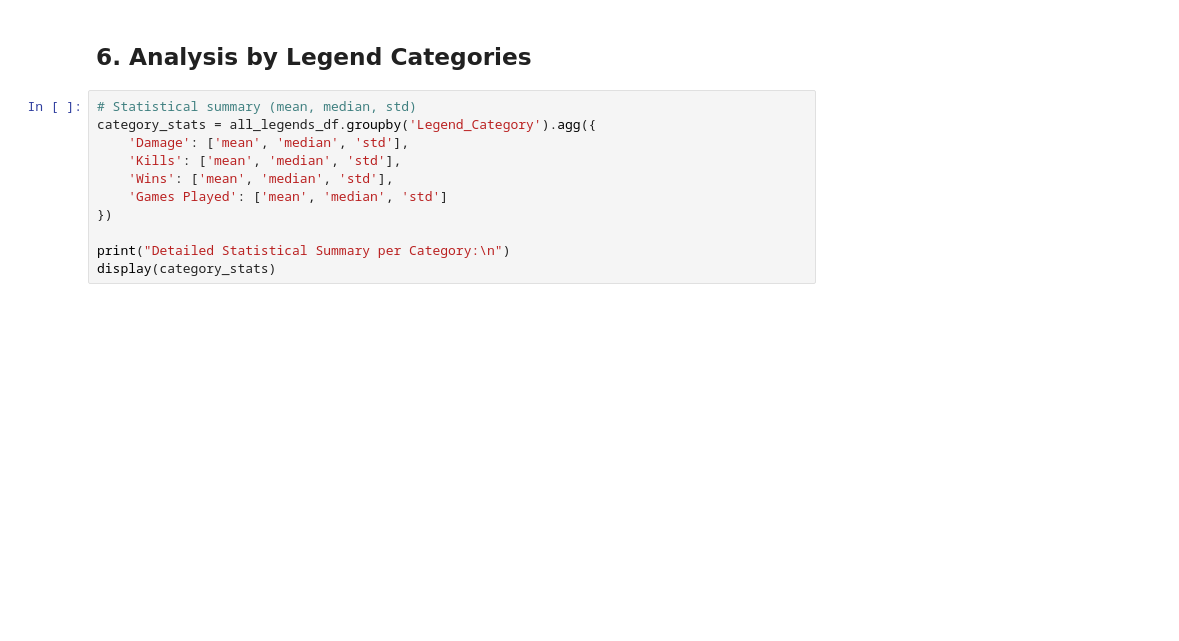
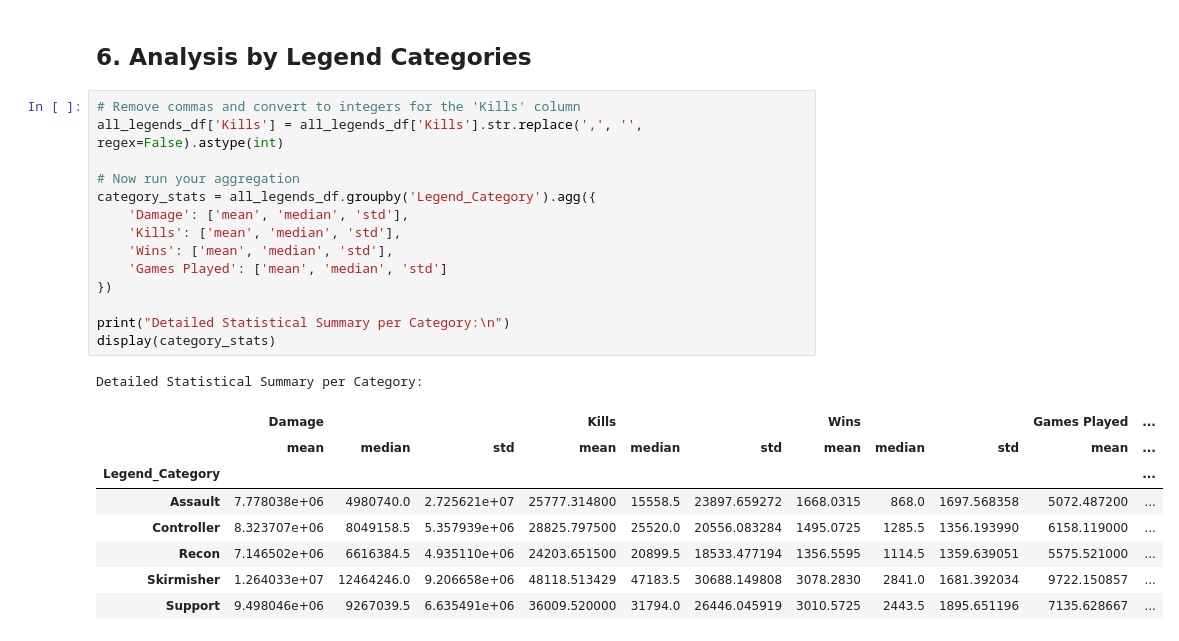
Before and after one commit to AltaafAlly/Apex-Legends-Dataset, a Jupyter notebook: Legend Stats Dataset/Legend_Dataset_Analysis.ipynb, the cells around one changed output. Drawn from its saved outputs; the diff is of its cells as text; blank space fills up the shorter version.

```diff
--- a/Legend Stats Dataset/Legend_Dataset_Analysis.ipynb
+++ b/Legend Stats Dataset/Legend_Dataset_Analysis.ipynb
@@ -203,16 +257,29 @@ plt.show()
 # %% [markdown]
 ## 6. Analysis by Legend Categories
 # %%
-# Statistical summary (mean, median, std)
+# Remove commas and convert to integers for the 'Kills' column
+all_legends_df['Kills'] = all_legends_df['Kills'].str.replace(',', '', regex=False).astype(int)
+
+# Now run your aggregation
 category_stats = all_legends_df.groupby('Legend_Category').agg({
     'Damage': ['mean', 'median', 'std'],
     'Kills': ['mean', 'median', 'std'],
     'Wins': ['mean', 'median', 'std'],
     'Games Played': ['mean', 'median', 'std']
 })
 
 print("Detailed Statistical Summary per Category:\n")
 display(category_stats)
+# %% [output]
+Detailed Statistical Summary per Category:
+|  | Damage |  |  | Kills |  |  | Wins |  |  | Games Played | ... |
+|  | mean | median | std | mean | median | std | mean | median | std | mean | ... |
+| Legend_Category |  |  |  |  |  |  |  |  |  |  | ... |
+| Assault | 7.778038e+06 | 4980740.0 | 2.725621e+07 | 25777.314800 | 15558.5 | 23897.659272 | 1668.0315 | 868.0 | 1697.568358 | 5072.487200 | ... |
+| Controller | 8.323707e+06 | 8049158.5 | 5.357939e+06 | 28825.797500 | 25520.0 | 20556.083284 | 1495.0725 | 1285.5 | 1356.193990 | 6158.119000 | ... |
+| Recon | 7.146502e+06 | 6616384.5 | 4.935110e+06 | 24203.651500 | 20899.5 | 18533.477194 | 1356.5595 | 1114.5 | 1359.639051 | 5575.521000 | ... |
+| Skirmisher | 1.264033e+07 | 12464246.0 | 9.206658e+06 | 48118.513429 | 47183.5 | 30688.149808 | 3078.2830 | 2841.0 | 1681.392034 | 9722.150857 | ... |
+| Support | 9.498046e+06 | 9267039.5 | 6.635491e+06 | 36009.520000 | 31794.0 | 26446.045919 | 3010.5725 | 2443.5 | 1895.651196 | 7135.628667 | ... |
 # %%
 metrics = ['Damage', 'Kills', 'Wins', 'Games Played']
 
```
Also changed, not shown: parts of 10 cells of this notebook, 1 other file.
